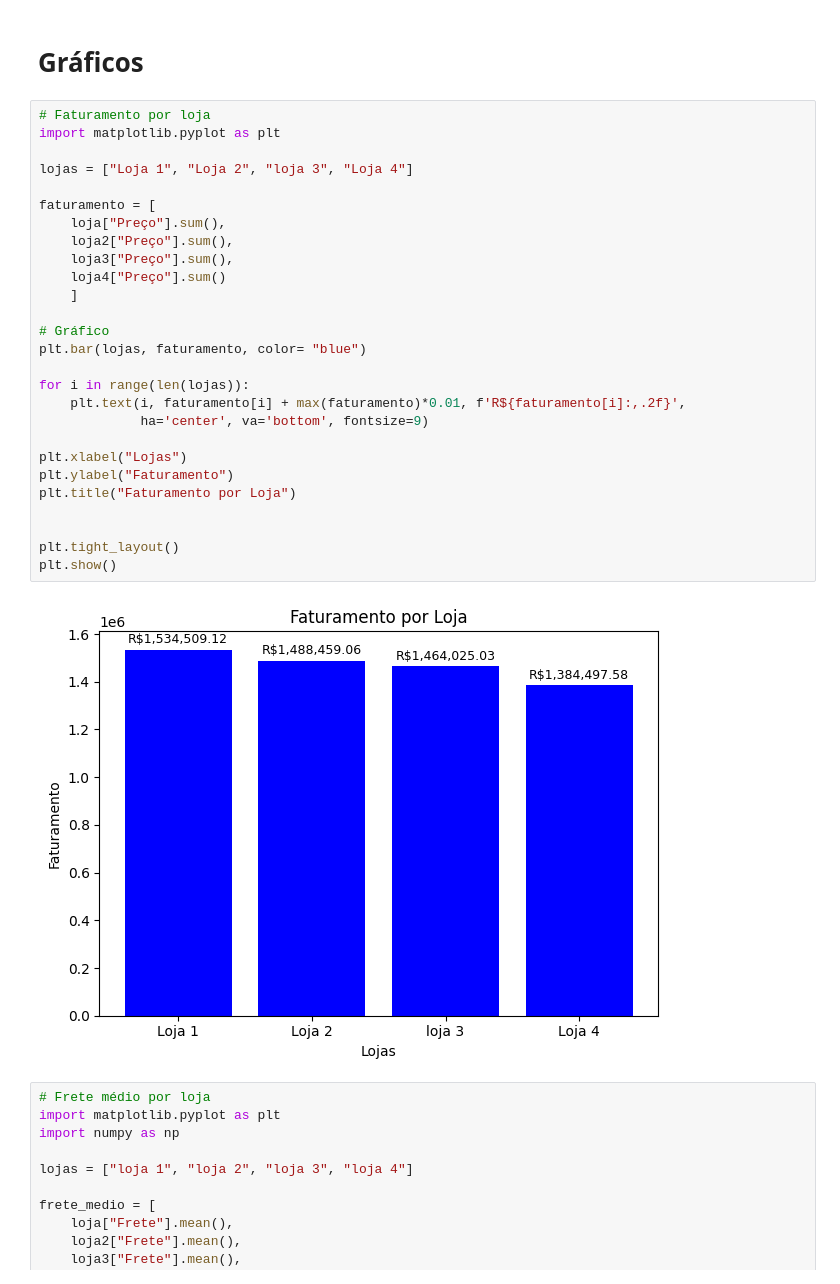
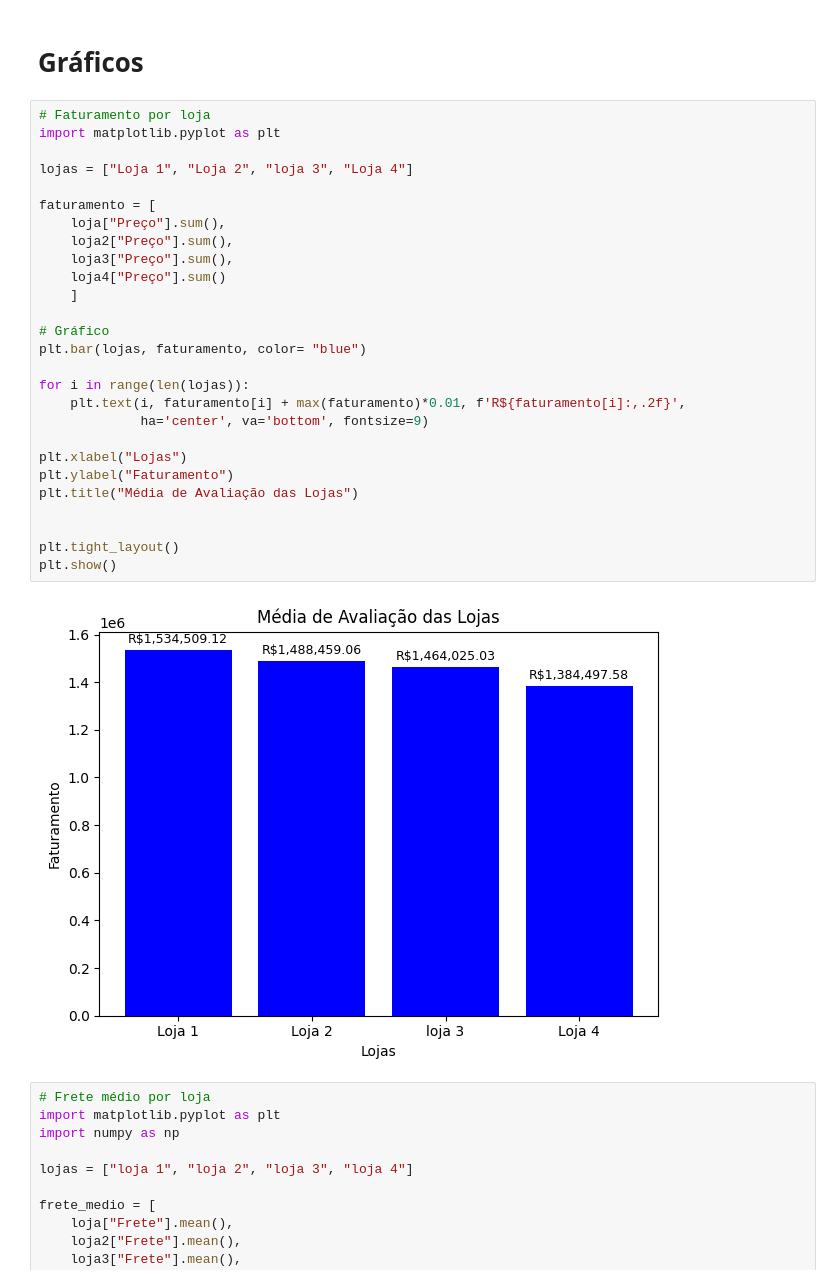
Before and after one commit to DuillesAD/Challenge_data_sciencie_1, a Jupyter notebook: AluraStoreBr.ipynb, the cells around one changed output. Saved outputs shown, nothing was run; the diff lists cells and outputs as text.

```diff
--- a/AluraStoreBr.ipynb
+++ b/AluraStoreBr.ipynb
@@ -163,32 +163,32 @@ O preço médio frete da loja 4 foi de R$ 31.2790
 # %%
 # Faturamento por loja
 import matplotlib.pyplot as plt
 
 lojas = ["Loja 1", "Loja 2", "loja 3", "Loja 4"]
 
 faturamento = [
     loja["Preço"].sum(),
     loja2["Preço"].sum(),
     loja3["Preço"].sum(),
     loja4["Preço"].sum()
     ]
 
 # Gráfico
 plt.bar(lojas, faturamento, color= "blue")
 
 for i in range(len(lojas)):
     plt.text(i, faturamento[i] + max(faturamento)*0.01, f'R${faturamento[i]:,.2f}',
              ha='center', va='bottom', fontsize=9)
 
 plt.xlabel("Lojas")
 plt.ylabel("Faturamento")
-plt.title("Faturamento por Loja")
+plt.title("Média de Avaliação das Lojas")
 
 
 plt.tight_layout()
 plt.show()
 # %% [output]
-[figure, old version]
+[figure, new version]
 # %%
 # Frete médio por loja
 import matplotlib.pyplot as plt
```
Also changed, not shown: parts of 1 cell of this notebook.
